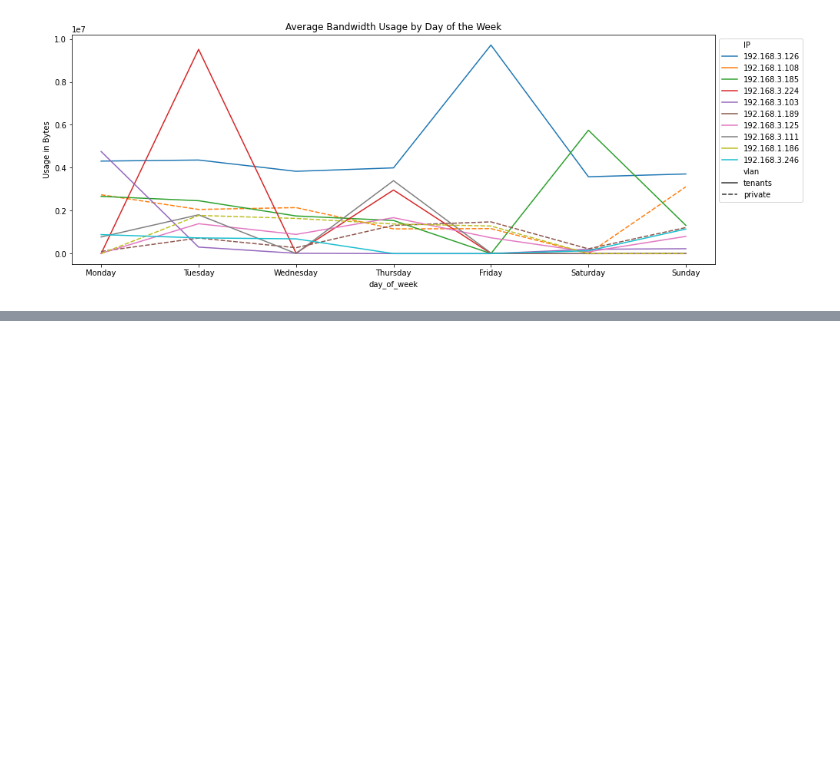
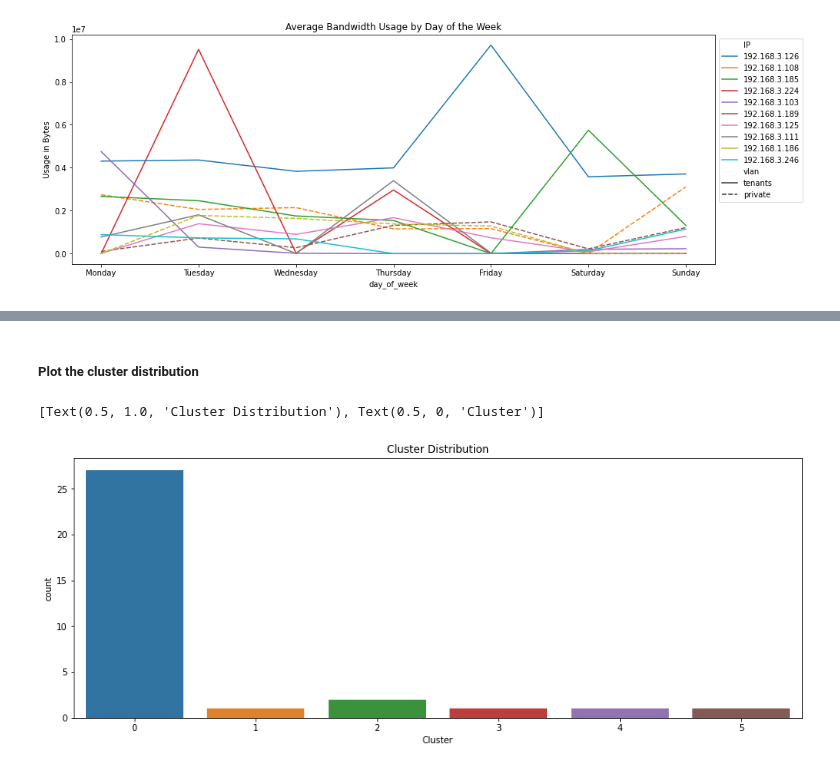
Before and after one commit to JohnnyFoulds/dsm010-2021-oct, a Jupyter notebook: coursework_02/cw02.ipynb, the cells around one changed output, grey strips where cells are left out. Cells and saved outputs as stored; diff of their text form; code cells hidden in the pictures; blank space fills up the shorter version.

```diff
--- a/coursework_02/cw02.ipynb
+++ b/coursework_02/cw02.ipynb
@@ -936,0 +1063,31 @@ plt.show()
+# %%
+# create the final model
+algo_kmeans = KMeans(featuresCol='standardized', k=6)
+model_kmeans = algo_kmeans.fit(data_scale_output)
+# %%
+# assign clusters to the dataset
+cluster_assignment = model_kmeans.transform(data_scale_output)
+# %% [markdown]
+##### Plot the cluster distribution
+# %%
+# get the summary dataset to use for plotting
+df_cluster_distribution = cluster_assignment \
+    .groupby('prediction') \
+    .count() \
+    .toPandas()
+
+# plot the cluster distribution
+fig_dims = (15, 5.5)
+fig, ax = plt.subplots(figsize=fig_dims)
+
+sns.barplot(
+    data=df_cluster_distribution,
+    x='prediction',
+    y='count',
+    ax=ax
+).set(
+    title='Cluster Distribution',
+    xlabel='Cluster')
+# %% [output]
+[Text(0.5, 1.0, 'Cluster Distribution'), Text(0.5, 0, 'Cluster')]
+[figure, added]
```
Also changed, not shown: parts of 14 cells of this notebook.
